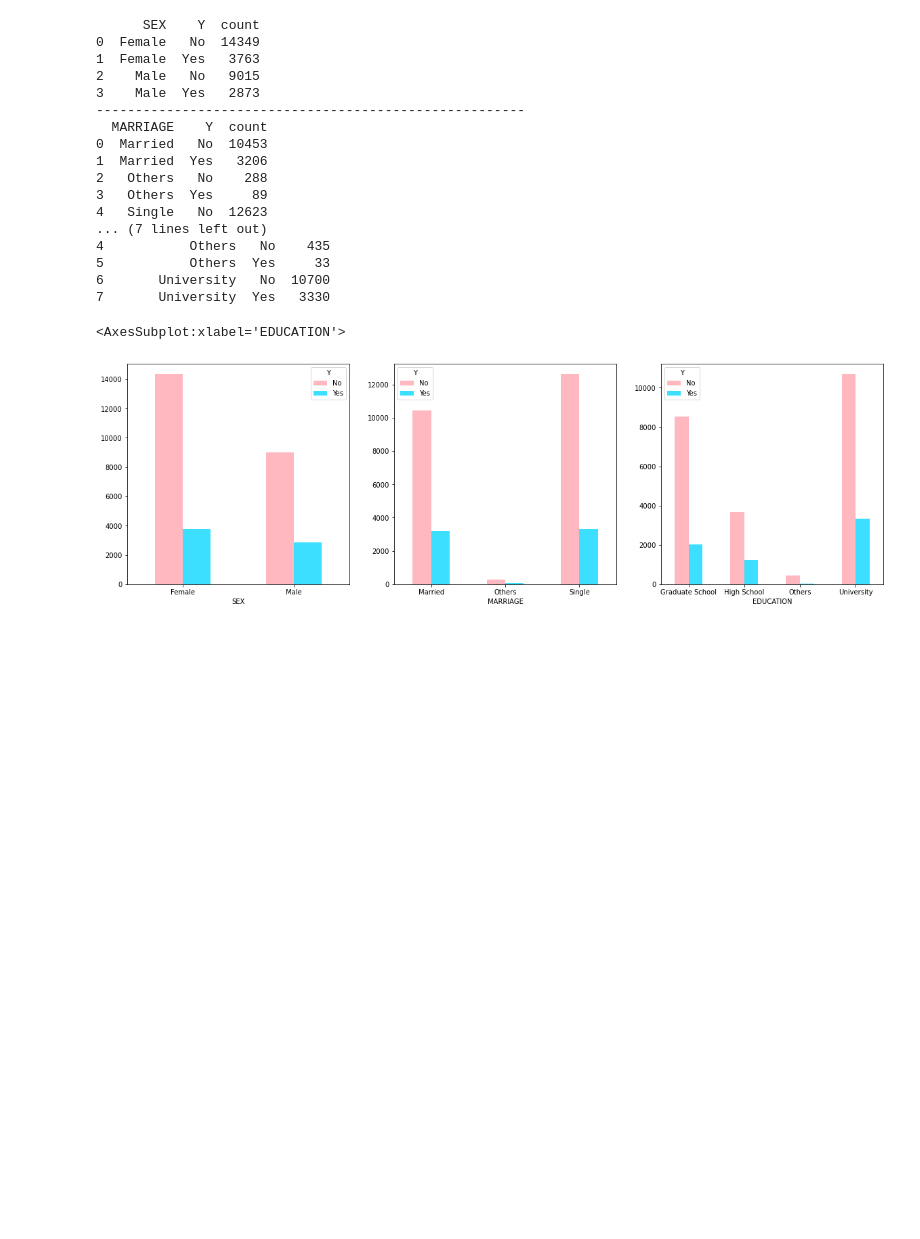
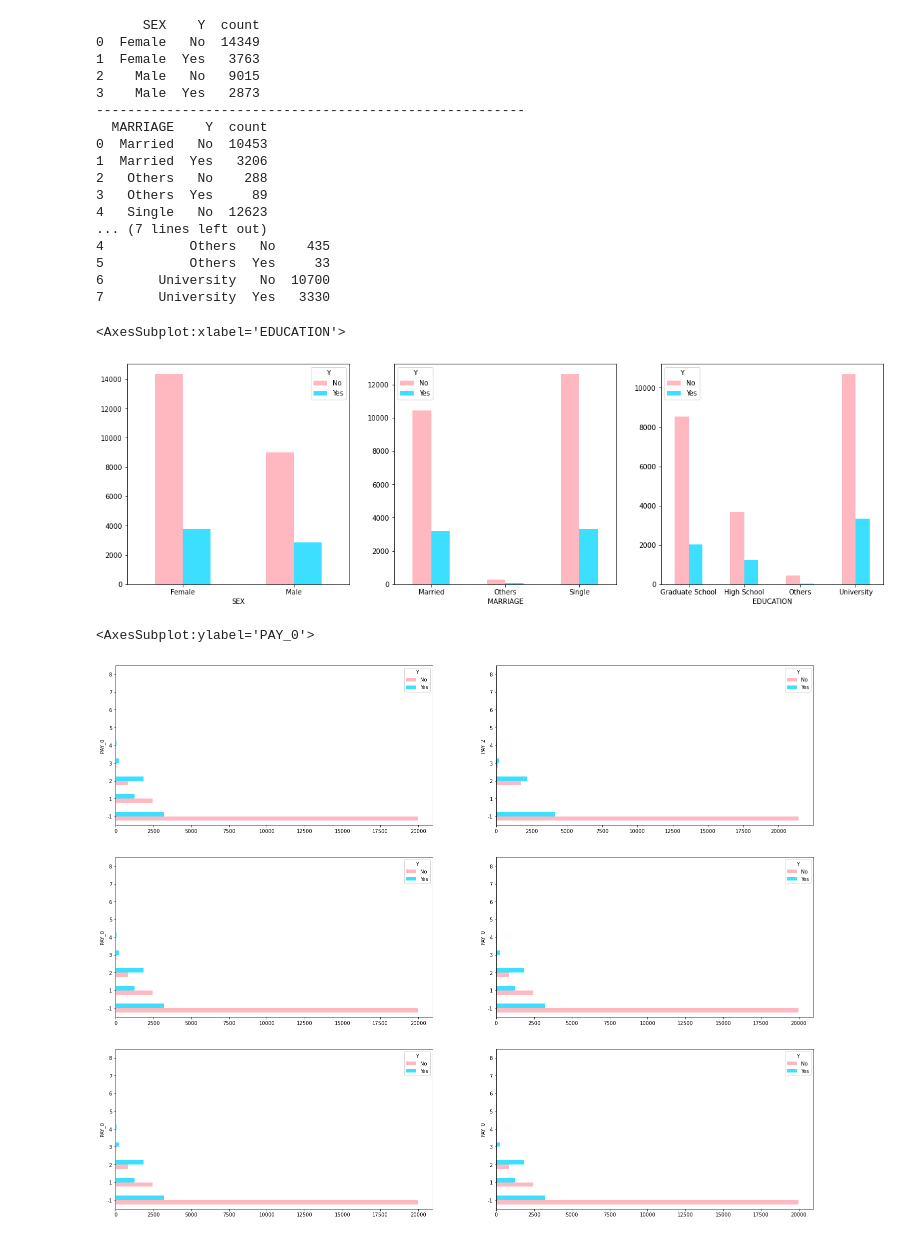
Before and after one commit to krish011/IE7300_ML_Project, a Jupyter notebook: Project_code_n.ipynb, the cells around one changed output. Cells and saved outputs as stored; diff of their text form; code cells hidden in the pictures; blank space fills up the shorter version.

```diff
--- a/Project_code_n.ipynb
+++ b/Project_code_n.ipynb
@@ -362,3 +362,34 @@ df_g3.plot(kind = 'bar', rot=0, ax=ax3, color = color)
 # %% [output]
 <AxesSubplot:xlabel='EDUCATION'>
 [figure]
+# %%
+df_1 = df_new.groupby(['PAY_0', 'Y']).count()['ID'].reset_index(name = 'count')
+df_2 = df_new.groupby(['PAY_2', 'Y']).count()['ID'].reset_index(name = 'count')
+df_3 = df_new.groupby(['PAY_3', 'Y']).count()['ID'].reset_index(name = 'count')
+df_4 = df_new.groupby(['PAY_4', 'Y']).count()['ID'].reset_index(name = 'count')
+df_5 = df_new.groupby(['PAY_5', 'Y']).count()['ID'].reset_index(name = 'count')
+df_6 = df_new.groupby(['PAY_6', 'Y']).count()['ID'].reset_index(name = 'count')
+# %%
+# plots of Different categorical features such as payment delays based on different months in 2005
+fig, ((ax1,ax2),(ax3,ax4), (ax5,ax6)) = plt.subplots(3, 2, figsize=(25,20))
+
+df_g1 =df_1.pivot_table(index = ['PAY_0'], columns = 'Y', values = 'count', aggfunc='first')
+df_g1.plot(kind = 'barh', rot=0, ax=ax1, color = color)
+
+df_g2 =df_2.pivot_table(index = ['PAY_2'], columns = 'Y', values = 'count', aggfunc='first')
+df_g2.plot(kind = 'barh', rot=0, ax=ax2, color = color)
+
+df_g3 =df_3.pivot_table(index = ['PAY_3'], columns = 'Y', values = 'count', aggfunc='first')
+df_g1.plot(kind = 'barh', rot=0, ax=ax3, color = color)
+
+df_g4 =df_4.pivot_table(index = ['PAY_4'], columns = 'Y', values = 'count', aggfunc='first')
+df_g1.plot(kind = 'barh', rot=0, ax=ax4, color = color)
+
+df_g5 =df_5.pivot_table(index = ['PAY_5'], columns = 'Y', values = 'count', aggfunc='first')
+df_g1.plot(kind = 'barh', rot=0, ax=ax5, color = color)
+
+df_g6 =df_6.pivot_table(index = ['PAY_6'], columns = 'Y', values = 'count', aggfunc='first')
+df_g1.plot(kind = 'barh', rot=0, ax=ax6, color = color)
+# %% [output]
+<AxesSubplot:ylabel='PAY_0'>
+[figure, added]
```
Also changed, not shown: parts of 5 cells of this notebook.
